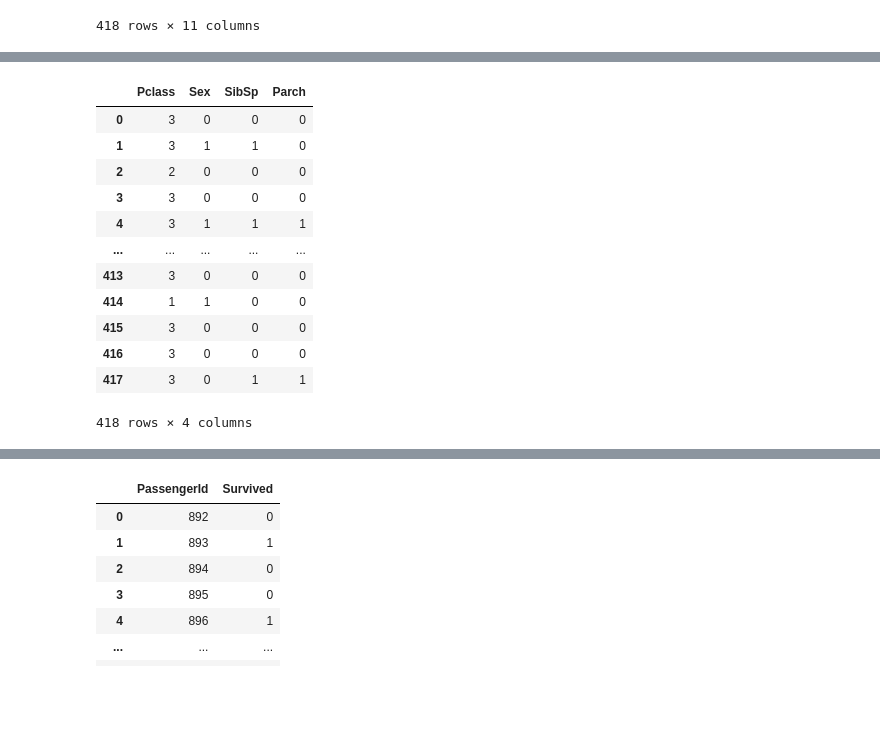
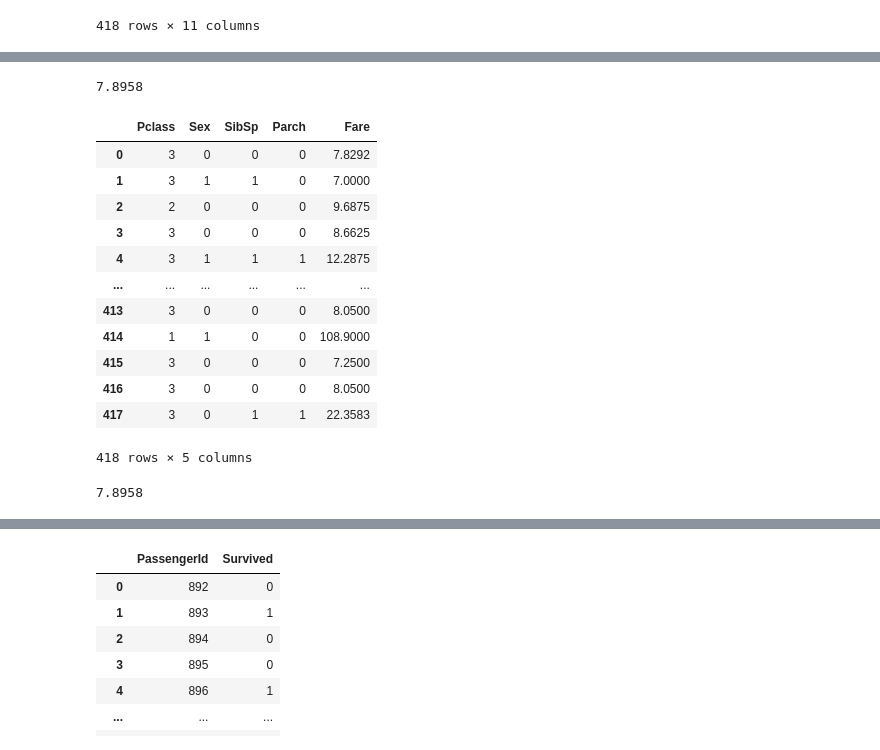
Before and after one commit to Gendo90/kaggle-titanic-survival, a Jupyter notebook: Titanic Survival - Binary Classification.ipynb, the cells around one changed output, grey strips where cells are left out. Saved outputs shown, nothing was run; the diff lists cells and outputs as text; code cells hidden in the pictures; blank space fills up the shorter version.

```diff
--- a/Titanic Survival - Binary Classification.ipynb
+++ b/Titanic Survival - Binary Classification.ipynb
@@ -400,7 +616,7 @@ test_df
 # %%
 # check NAs in test data
 
-test_df.drop(["Cabin", "Ticket", "PassengerId"], axis=1, inplace=True)
+# test_df.drop(["Cabin", "Ticket", "PassengerId"], axis=1, inplace=True)
 
 boolean_test_df = test_df.isna()
 
@@ -432,24 +662,42 @@ row: 417 column: Age name: Peter, Master. Michael J
+# %%
+test_df.at[152, "Fare"] = 7.8958
+print(test_df.at[152, "Fare"])
+# %% [output]
+7.8958
 # %%
 # predict outcomes based on test data
-test_df.drop(["Age", "Embarked", "Name", "Fare"], axis=1, inplace=True)
+test_df.drop(["Age", "Embarked", "Name", "Cabin", "Ticket", "PassengerId"], axis=1, inplace=True)
 
 # convert non-numeric data to numbers
 test_df["Sex"] = test_df["Sex"].apply(lambda x: 0 if(x=="male") else 1)
 test_df
 # %% [output]
-|  | Pclass | Sex | SibSp | Parch |
-| 0 | 3 | 0 | 0 | 0 |
-| 1 | 3 | 1 | 1 | 0 |
-| 2 | 2 | 0 | 0 | 0 |
-| 3 | 3 | 0 | 0 | 0 |
-| 4 | 3 | 1 | 1 | 1 |
-| ... | ... | ... | ... | ... |
-| 413 | 3 | 0 | 0 | 0 |
-| 414 | 1 | 1 | 0 | 0 |
-| 415 | 3 | 0 | 0 | 0 |
-| 416 | 3 | 0 | 0 | 0 |
-| 417 | 3 | 0 | 1 | 1 |
+|  | Pclass | Sex | SibSp | Parch | Fare |
+| 0 | 3 | 0 | 0 | 0 | 7.8292 |
+| 1 | 3 | 1 | 1 | 0 | 7.0000 |
+| 2 | 2 | 0 | 0 | 0 | 9.6875 |
+| 3 | 3 | 0 | 0 | 0 | 8.6625 |
+| 4 | 3 | 1 | 1 | 1 | 12.2875 |
+| ... | ... | ... | ... | ... | ... |
+| 413 | 3 | 0 | 0 | 0 | 8.0500 |
+| 414 | 1 | 1 | 0 | 0 | 108.9000 |
+| 415 | 3 | 0 | 0 | 0 | 7.2500 |
+| 416 | 3 | 0 | 0 | 0 | 8.0500 |
+| 417 | 3 | 0 | 1 | 1 | 22.3583 |
-418 rows × 4 columns
+418 rows × 5 columns
+# %%
+#check NAs again
+
+boolean_test_df = test_df.isna()
+
+for i in range(boolean_test_df.index.size):
+    for j in range(5):
+        if(boolean_test_df.iloc[i, j]):
+            print("row: {} column: {} name: {}".format(i, boolean_test_df.columns[j], test_df.iloc[i, 4]))
+
+print(test_df.iat[152, 4])
+# %% [output]
+7.8958
 # %%
 X_final_scaled = X_scaler.transform(test_df)
 X_final_scaled
```
Also changed, not shown: parts of 44 cells of this notebook, 2 other files.
